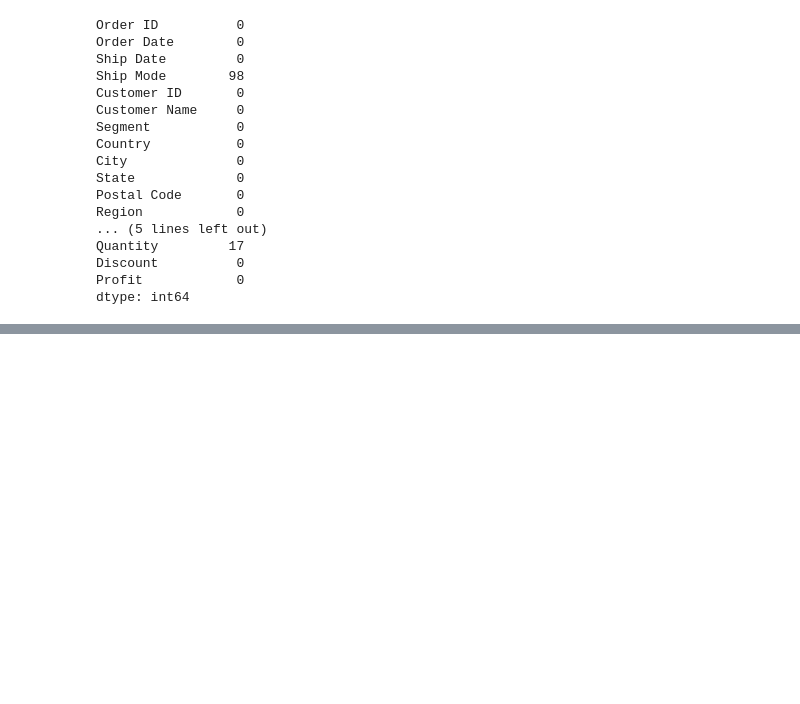
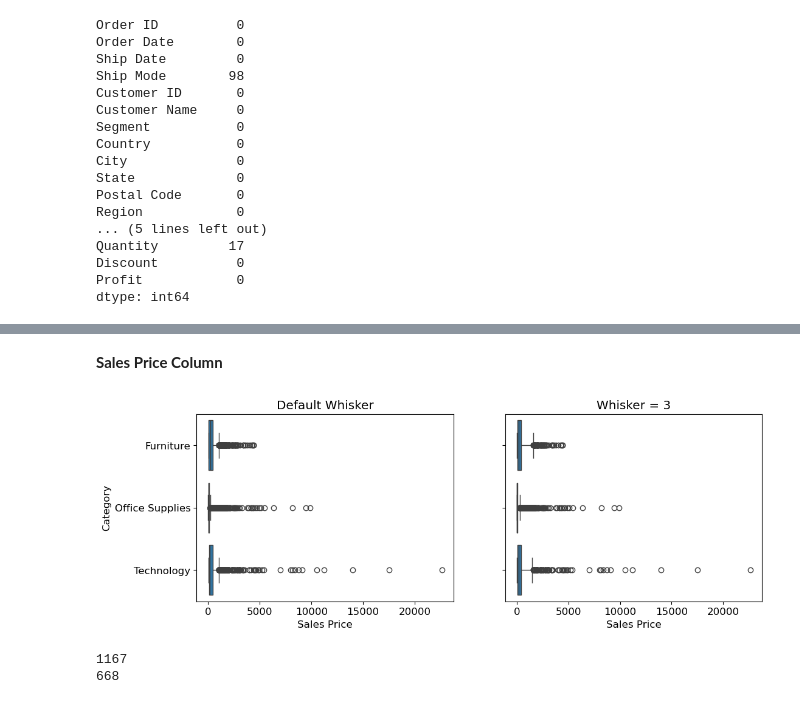
Before and after one commit to Sahilbisht12/Superstore_Dataset_EDA, a Jupyter notebook: Supersotre_dataset.ipynb, the cells around one changed output, grey strips where cells are left out. Cells and saved outputs as stored; diff of their text form; code cells hidden in the pictures; blank space fills up the shorter version.

```diff
--- a/Supersotre_dataset.ipynb
+++ b/Supersotre_dataset.ipynb
@@ -576,0 +926,8 @@ dtype: int64
+# %%
+# All US states have two {uppercase} lettered abbrevations.
+import re
+for abb, name in us_states.items():
+    pat = r"^"+re.escape(abb) + r".*$"
+    repl = name
+    data.loc[abbs_mask, 'State'] = data.loc[abbs_mask, 'State'].str.replace(pat,repl, regex = True)
+data['State'].unique()
@@ -576,0 +1003,9 @@ dtype: int64
+# %%
+data['original_price'] = data['Sales Price']/(1 - data["Discount"])
+data['total_sales'] = data['Sales Price'] * data['Quantity']
+data['tota_profit'] = data['Profit'] * data['Quantity']
+data['discount_price'] = data['original_price'] * data['Discount']
+data['total_discount'] = data['discount_price'] * data['Quantity']
+
+print(f"Shape - {data.shape}")
+data.head()
@@ -576,0 +1020,3 @@ dtype: int64
+# %%
+data['Shipping_urgency'] = data['days_to_ship'].apply(lambda x: "Immediate" if x==0 else "Standard" if x>3 else "Urgent")
+print(f"Shape - {data.shape}")
@@ -576,0 +1027,9 @@ dtype: int64
+# %%
+Customer_1st_order_date = data.groupby('Customer ID')['Order Date'].min()
+
+def sub_dates(row):
+    timedelta = row['Order Date'] - Customer_1st_order_date[row['Customer ID']]
+    return timedelta.days
+
+data['days_since_last_order'] = data.apply(sub_dates, axis="columns")
+data.head(60)
@@ -576,0 +1114,24 @@ dtype: int64
+# %% [markdown]
+**Sales Price Column**
+# %%
+fig, axs = plt.subplots(1,2, sharey=True, figsize=(12,4))
+sns.boxplot(data=data, x = 'Sales Price', y='Category', ax=axs[0])
+sns.boxplot(data=data, x =  'Sales Price', y='Category', whis=3, ax=axs[1])
+axs[0].set_title("Default Whisker")
+axs[1].set_title("Whisker = 3")
+plt.show()
+# %% [output]
+[figure, added]
+# %%
+def count_outliers(s, whis=1.5):
+    q1,q3 = np.percentile(s, [25,75])
+    iqr = q3 - q1
+    low, up = q1 - (iqr*whis), q3 + (iqr*whis)
+    count = len(s.loc[(s < low) | (s > up)])
+    return count
+
+print(count_outliers(data['Sales Price']))
+print(count_outliers(data['Sales Price'],whis = 3))
+# %% [output]
+1167
+668
```
Also changed, not shown: parts of 47 cells of this notebook, 3 other files.
